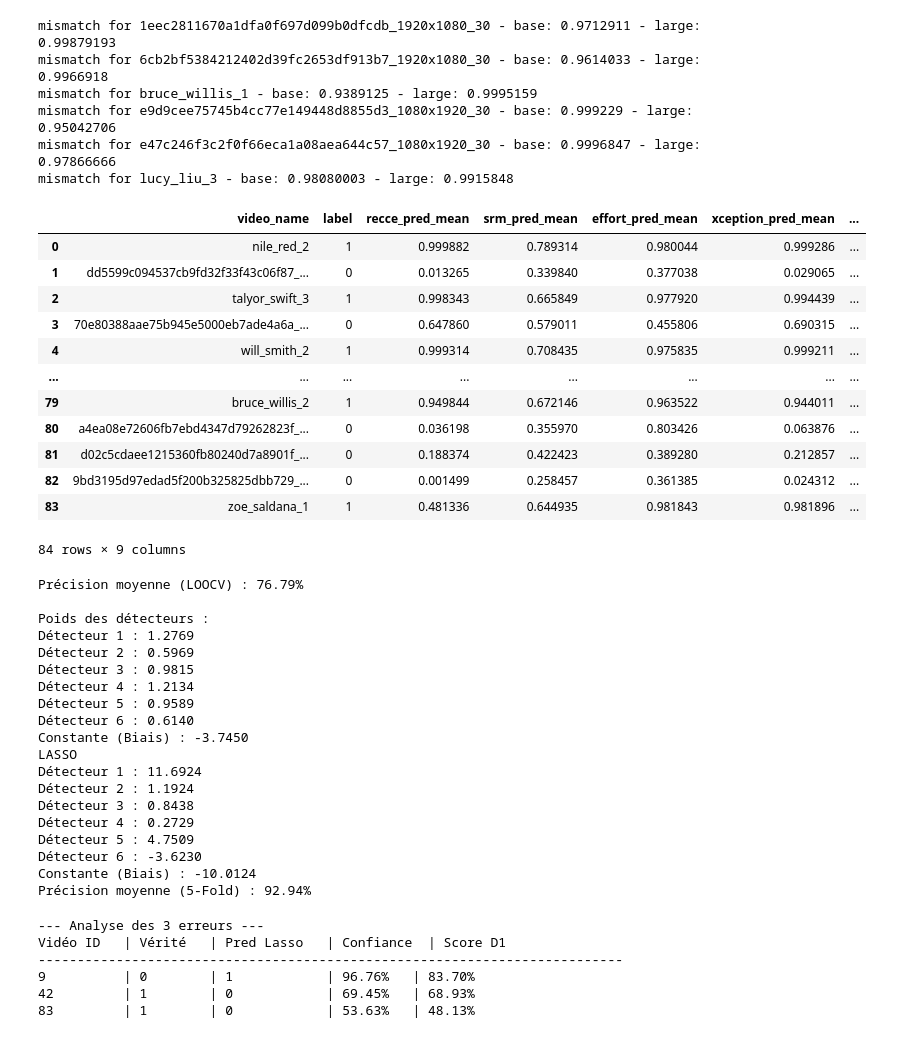
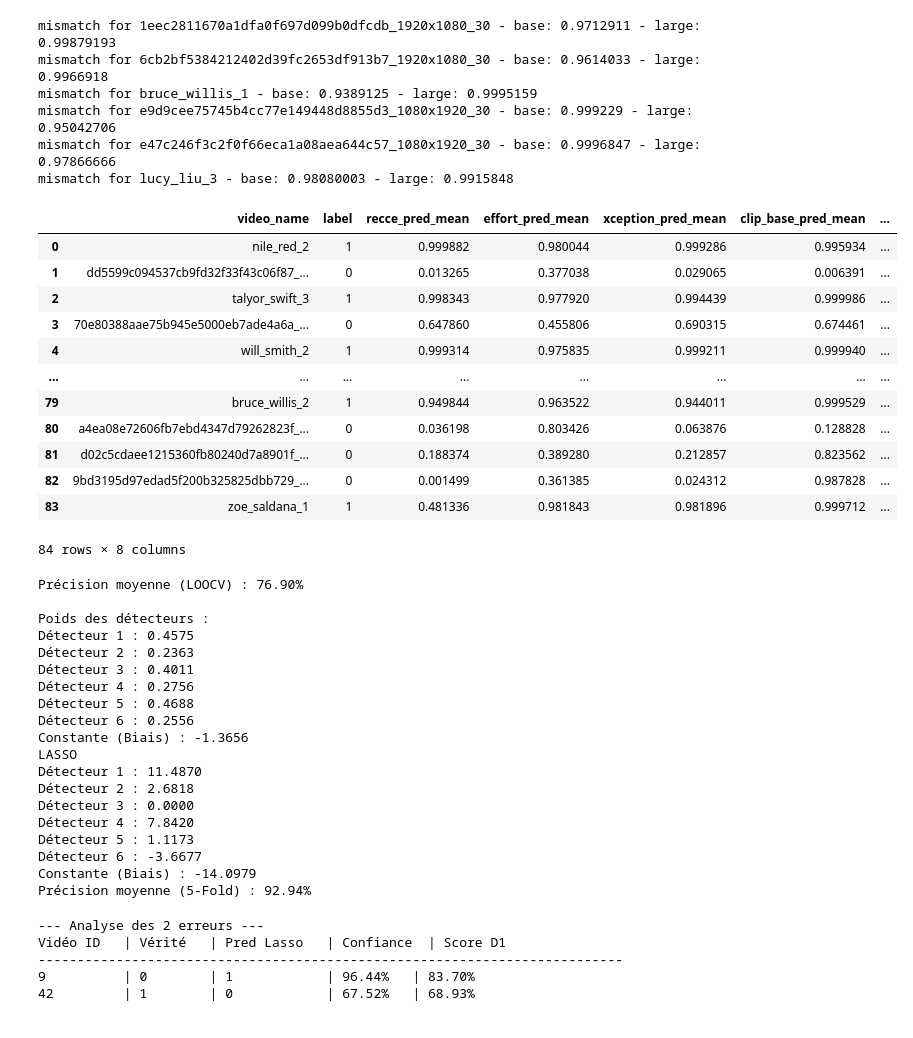
Before and after one commit to Ant-One/DF40, a Jupyter notebook: DeepfakeBench_DF40/training/detector_fusion.ipynb, the cells around one changed output. Cells and saved outputs as stored; diff of their text form; code cells hidden in the pictures.

```diff
--- a/DeepfakeBench_DF40/training/detector_fusion.ipynb
+++ b/DeepfakeBench_DF40/training/detector_fusion.ipynb
@@ -49,44 +49,44 @@ df_labels.to_csv("confdf_info_csv/videos_labels.csv", index=False)
 # %%
 selected_models = [
     'recce-recce_best',
     #'srm-srm_best',
     'xception-xception_best',
     #'clip_large-clip_large',
-    'clip_base-clip'
+    'clip_base-clip',
     'spsl-spsl_best',
     'ucf-ucf_best',
     'effort-effort_ff_best'
     ]
 
-df_video_by_detectors = pd.read_csv("celebdf_info_csv/videos_labels.csv")
+df_video_by_detectors = pd.read_csv("confdf_info_csv/videos_labels.csv")
 
 
 for file in os.listdir("confdf_results_csv"):
     if file.replace(".csv", "") in selected_models:
 
         df_results = pd.read_csv(f"confdf_results_csv/{file}", index_col=0)
 
         df_video_by_detectors[f"{file.split("-")[0]}_pred_mean"] = df_results["raw_pred_mean"]
 
 #df_video_by_detectors = df_video_by_detectors.sort_values(["label", "video_name"])
 
 display(df_video_by_detectors)
 
-df_video_by_detectors.to_csv("celebdf_info_csv/videos_by_detectors.csv", index=False)
+df_video_by_detectors.to_csv("confdf_info_csv/videos_by_detectors.csv", index=False)
 # %% [output]
-|  | video_name | label | recce_pred_mean | srm_pred_mean | effort_pred_mean | xception_pred_mean | ... |
-| 0 | nile_red_2 | 1 | 0.999882 | 0.789314 | 0.980044 | 0.999286 | ... |
-| 1 | dd5599c094537cb9fd32f33f43c06f87_... | 0 | 0.013265 | 0.339840 | 0.377038 | 0.029065 | ... |
-| 2 | talyor_swift_3 | 1 | 0.998343 | 0.665849 | 0.977920 | 0.994439 | ... |
-| 3 | 70e80388aae75b945e5000eb7ade4a6a_... | 0 | 0.647860 | 0.579011 | 0.455806 | 0.690315 | ... |
-| 4 | will_smith_2 | 1 | 0.999314 | 0.708435 | 0.975835 | 0.999211 | ... |
+|  | video_name | label | recce_pred_mean | effort_pred_mean | xception_pred_mean | clip_base_pred_mean | ... |
+| 0 | nile_red_2 | 1 | 0.999882 | 0.980044 | 0.999286 | 0.995934 | ... |
+| 1 | dd5599c094537cb9fd32f33f43c06f87_... | 0 | 0.013265 | 0.377038 | 0.029065 | 0.006391 | ... |
+| 2 | talyor_swift_3 | 1 | 0.998343 | 0.977920 | 0.994439 | 0.999986 | ... |
+| 3 | 70e80388aae75b945e5000eb7ade4a6a_... | 0 | 0.647860 | 0.455806 | 0.690315 | 0.674461 | ... |
+| 4 | will_smith_2 | 1 | 0.999314 | 0.975835 | 0.999211 | 0.999940 | ... |
 | ... | ... | ... | ... | ... | ... | ... | ... |
-| 79 | bruce_willis_2 | 1 | 0.949844 | 0.672146 | 0.963522 | 0.944011 | ... |
-| 80 | a4ea08e72606fb7ebd4347d79262823f_... | 0 | 0.036198 | 0.355970 | 0.803426 | 0.063876 | ... |
-| 81 | d02c5cdaee1215360fb80240d7a8901f_... | 0 | 0.188374 | 0.422423 | 0.389280 | 0.212857 | ... |
-| 82 | 9bd3195d97edad5f200b325825dbb729_... | 0 | 0.001499 | 0.258457 | 0.361385 | 0.024312 | ... |
-| 83 | zoe_saldana_1 | 1 | 0.481336 | 0.644935 | 0.981843 | 0.981896 | ... |
+| 79 | bruce_willis_2 | 1 | 0.949844 | 0.963522 | 0.944011 | 0.999529 | ... |
+| 80 | a4ea08e72606fb7ebd4347d79262823f_... | 0 | 0.036198 | 0.803426 | 0.063876 | 0.128828 | ... |
+| 81 | d02c5cdaee1215360fb80240d7a8901f_... | 0 | 0.188374 | 0.389280 | 0.212857 | 0.823562 | ... |
+| 82 | 9bd3195d97edad5f200b325825dbb729_... | 0 | 0.001499 | 0.361385 | 0.024312 | 0.987828 | ... |
+| 83 | zoe_saldana_1 | 1 | 0.481336 | 0.981843 | 0.981896 | 0.999712 | ... |
-84 rows × 9 columns
+84 rows × 8 columns
 # %%
 
 # X : Tableau (84, 6) -> Moyenne des prédictions des 6 détecteurs par vidéo
@@ -132,24 +132,24 @@ scores = cross_val_score(model_lasso, X, y, cv=cv)
 
 print(f"Précision moyenne (5-Fold) : {scores.mean():.2%}")
 # %% [output]
-Précision moyenne (LOOCV) : 76.79%
+Précision moyenne (LOOCV) : 76.90%
 
 Poids des détecteurs :
-Détecteur 1 : 1.2769
-Détecteur 2 : 0.5969
-Détecteur 3 : 0.9815
-Détecteur 4 : 1.2134
-Détecteur 5 : 0.9589
-Détecteur 6 : 0.6140
-Constante (Biais) : -3.7450
+Détecteur 1 : 0.4575
+Détecteur 2 : 0.2363
+Détecteur 3 : 0.4011
+Détecteur 4 : 0.2756
+Détecteur 5 : 0.4688
+Détecteur 6 : 0.2556
+Constante (Biais) : -1.3656
 LASSO
-Détecteur 1 : 11.6924
-Détecteur 2 : 1.1924
-Détecteur 3 : 0.8438
-Détecteur 4 : 0.2729
-Détecteur 5 : 4.7509
-Détecteur 6 : -3.6230
-Constante (Biais) : -10.0124
+Détecteur 1 : 11.4870
+Détecteur 2 : 2.6818
+Détecteur 3 : 0.0000
+Détecteur 4 : 7.8420
+Détecteur 5 : 1.1173
+Détecteur 6 : -3.6677
+Constante (Biais) : -14.0979
 Précision moyenne (5-Fold) : 92.94%
 # %%
 # 1. Obtenir les prédictions et les probabilités
@@ -180,9 +180,8 @@ for idx in errors_idx:
 
     print(f"{idx:<10} | {verite:<8} | {pred:<12} | {confiance:.2%}   | {score_d1:.2%}")
 # %% [output]
---- Analyse des 3 erreurs ---
+--- Analyse des 2 erreurs ---
 Vidéo ID   | Vérité   | Pred Lasso   | Confiance  | Score D1
 ---------------------------------------------------------------------------
-9          | 0        | 1            | 96.76%   | 83.70%
-42         | 1        | 0            | 69.45%   | 68.93%
-83         | 1        | 0            | 53.63%   | 48.13%
+9          | 0        | 1            | 96.44%   | 83.70%
+42         | 1        | 0            | 67.52%   | 68.93%
```
Also changed, not shown: parts of 2 cells of this notebook, 4 other files.
